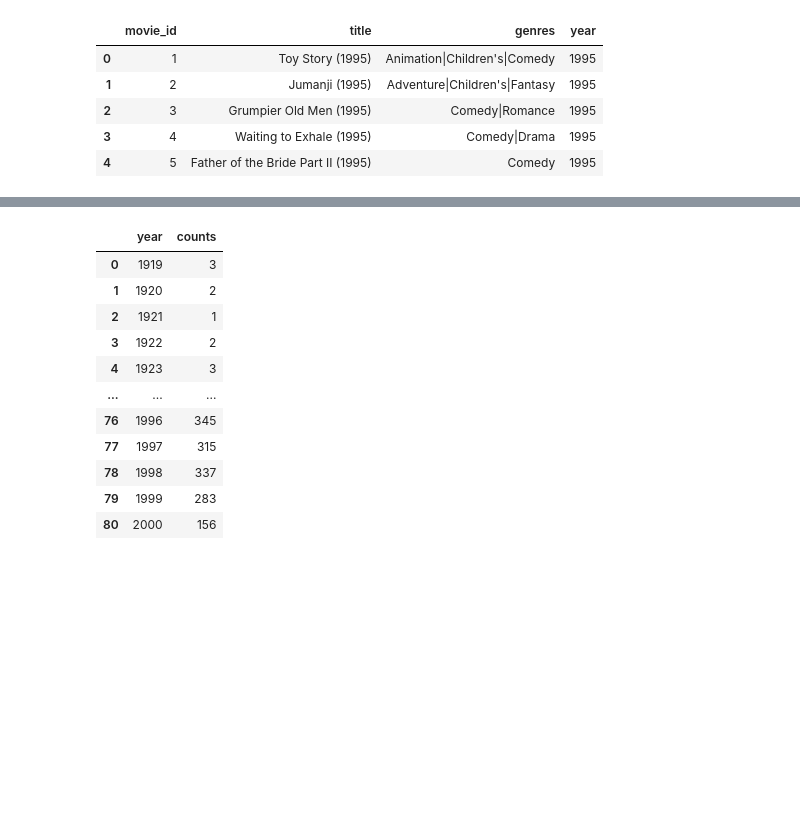
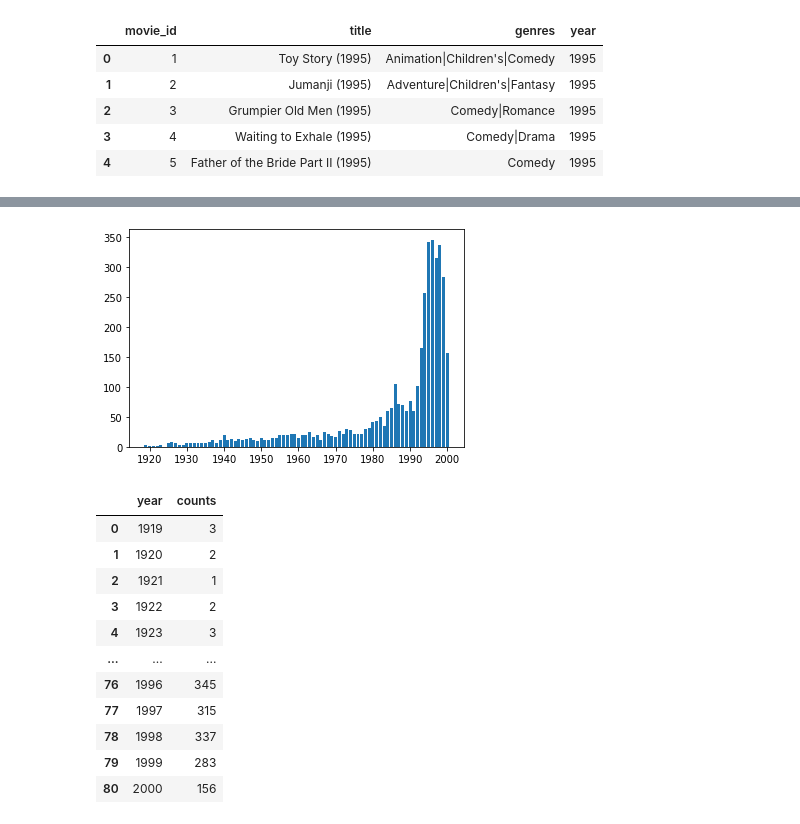
Before and after one commit to sejinseo/Itwill_Python, a Jupyter notebook: py25_movielens.ipynb, the cells around one changed output, grey strips where cells are left out. Drawn from its saved outputs; the diff is of its cells as text; code cells hidden in the pictures; blank space fills up the shorter version.

```diff
--- a/py25_movielens.ipynb
+++ b/py25_movielens.ipynb
@@ -241,3 +275,8 @@ Length: 81, dtype: int64
+# %%
+plt.bar(x=year_counts.index, height=year_counts.values)
+plt.show()
+# %% [output]
+[figure, added]
 # %%
 # Series -> DataFrame으로 변환 후 컬럼 추가
 year_counts_df =year_counts.reset_index()
```
Also changed, not shown: parts of 69 cells of this notebook.
